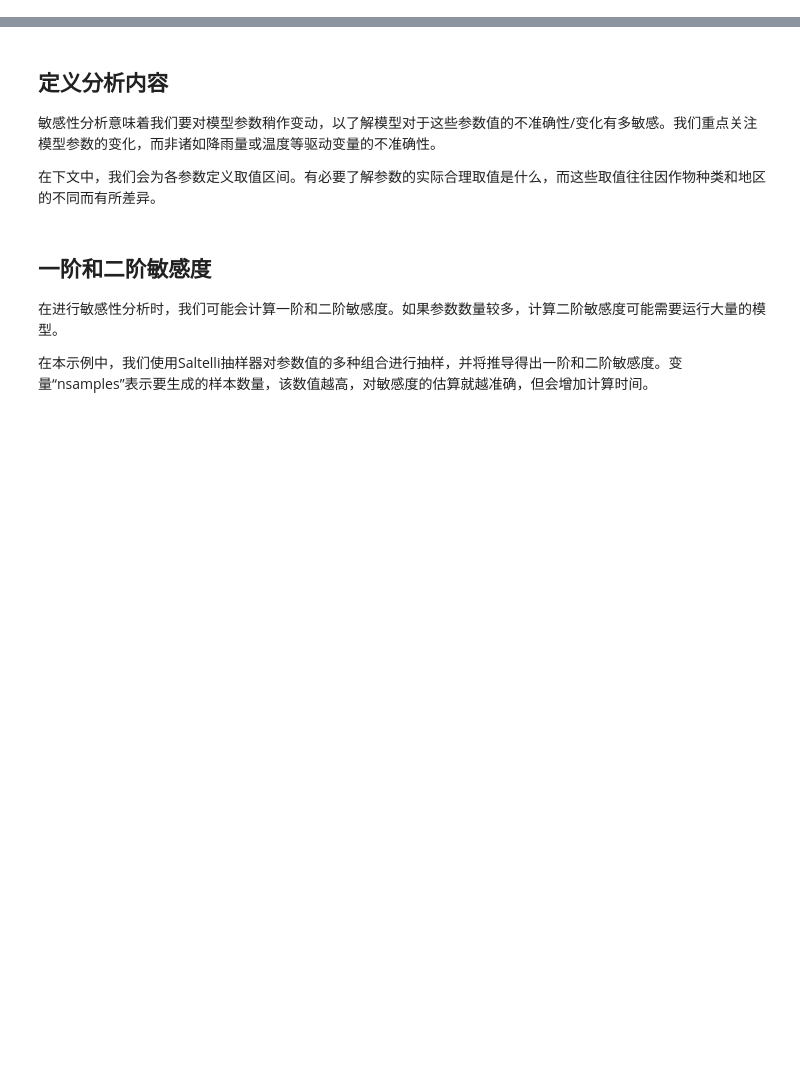
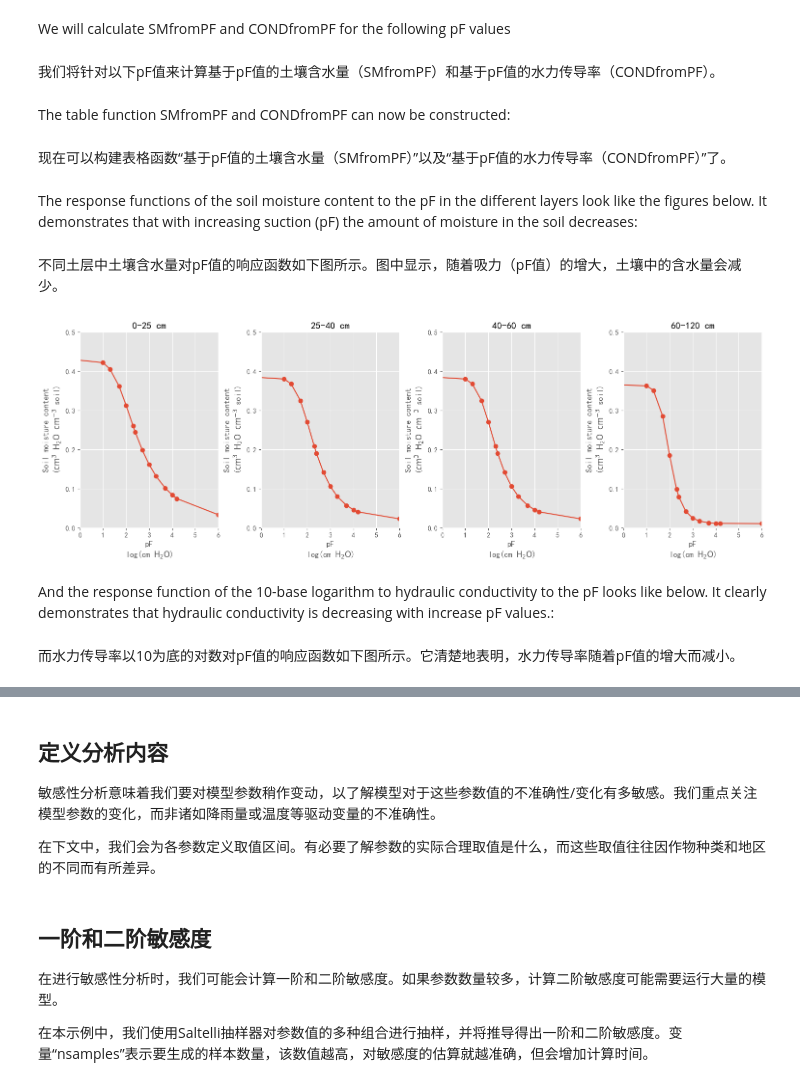
Before and after one commit to irripro/FoundationOfSmartIrrigation, a Jupyter notebook: PCSE 运行的示例-3.ipynb, the cells around one changed output, grey strips where cells are left out. Saved outputs shown, nothing was run; the diff lists cells and outputs as text; code cells hidden in the pictures; blank space fills up the shorter version.

```diff
--- a/PCSE 运行的示例-3.ipynb
+++ b/PCSE 运行的示例-3.ipynb
@@ -263,0 +308,4 @@ params = ParameterProvider(cropdata=cropd, sitedata=sited, soildata=soild)
+# %% [markdown]
+We will calculate SMfromPF and CONDfromPF for the following pF values
+# %% [markdown]
+我们将针对以下pF值来计算基于pF值的土壤含水量（SMfromPF）和基于pF值的水力传导率（CONDfromPF）。
@@ -263,0 +317,4 @@ params = ParameterProvider(cropdata=cropd, sitedata=sited, soildata=soild)
+# %% [markdown]
+The table function SMfromPF and CONDfromPF can now be constructed:
+# %% [markdown]
+现在可以构建表格函数“基于pF值的土壤含水量（SMfromPF）”以及“基于pF值的水力传导率（CONDfromPF）”了。
@@ -263,0 +364,22 @@ params = ParameterProvider(cropdata=cropd, sitedata=sited, soildata=soild)
+# %% [markdown]
+The response functions of the soil moisture content to the pF in the different layers look like the figures below. It demonstrates that with increasing suction (pF) the amount of moisture in the soil decreases:
+# %% [markdown]
+不同土层中土壤含水量对pF值的响应函数如下图所示。图中显示，随着吸力（pF值）的增大，土壤中的含水量会减少。
+# %%
+# 从名为w81_plotting的模块中导入名为plot_pF_vs_soilmoisture的函数。
+# 从函数名推测，其功能大概率是用于绘制土壤含水量与pF值之间关系的可视化图形，
+# 可能会依据传入的不同土层的土壤含水量数据、土层厚度以及pF值等参数来生成相应的图表，便于直观展示土壤特性相关情况。
+from w81_plotting import plot_pF_vs_soilmoisture
+
+# 调用plot_pF_vs_soilmoisture函数，并传入SMfromPF_perlayer（之前计算得到的各层土壤基于pF值的土壤含水量数据列表）、
+# Thickness（各土层厚度列表，用于体现不同土层的相关信息，可能在绘图中用于区分不同土层等作用）、
+# pFs（之前定义的一系列pF值列表，作为自变量用于绘制与土壤含水量的对应关系）这三个参数。
+# 函数执行后会返回一个图形对象（可能是matplotlib的Figure对象等），并将其赋值给fig变量，
+# 以便后续可以对该图形进行进一步操作，比如保存、展示等操作（虽然此处后续代码未体现相关进一步操作内容）。
+fig = plot_pF_vs_soilmoisture(SMfromPF_perlayer, Thickness, pFs)
+# %% [output]
+[figure, added]
+# %% [markdown]
+And the response function of the 10-base logarithm to hydraulic conductivity to the pF looks like below. It clearly demonstrates that hydraulic conductivity is decreasing with increase pF values.:
+# %% [markdown]
+而水力传导率以10为底的对数对pF值的响应函数如下图所示。它清楚地表明，水力传导率随着pF值的增大而减小。
```
Also changed, not shown: parts of 84 cells of this notebook, 4 other files.
